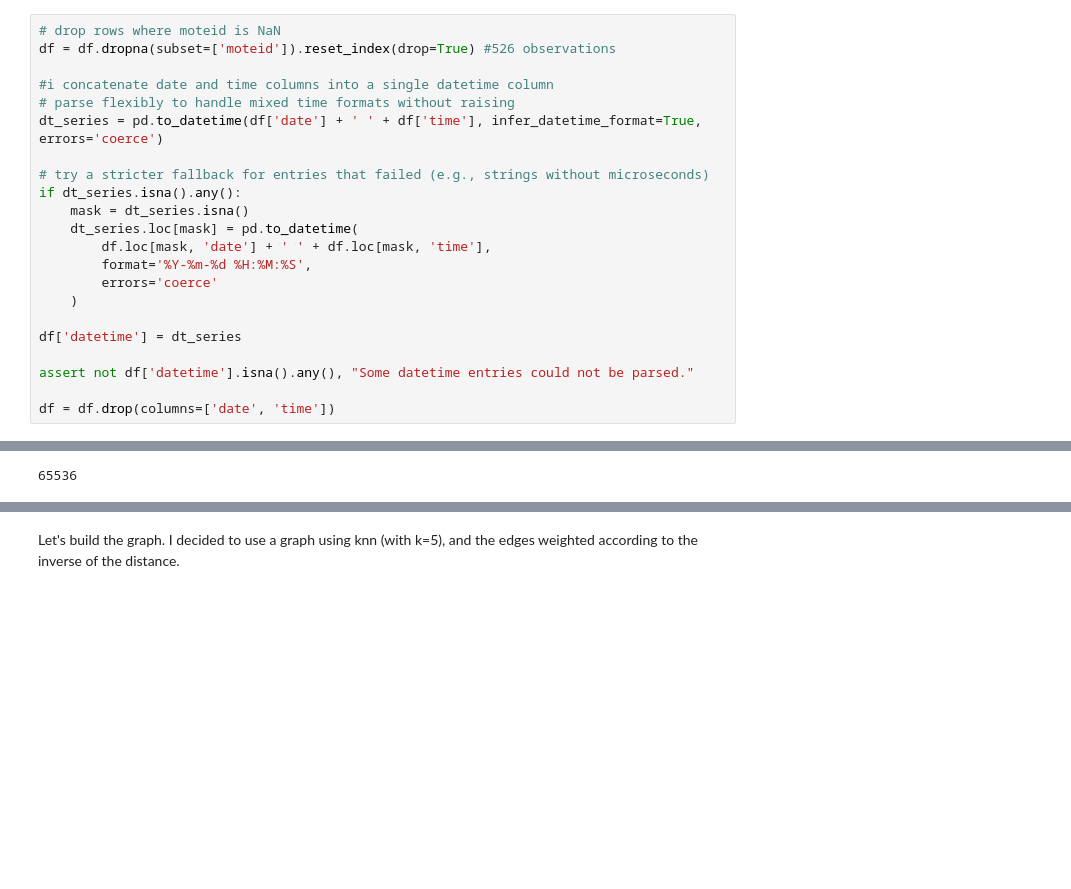
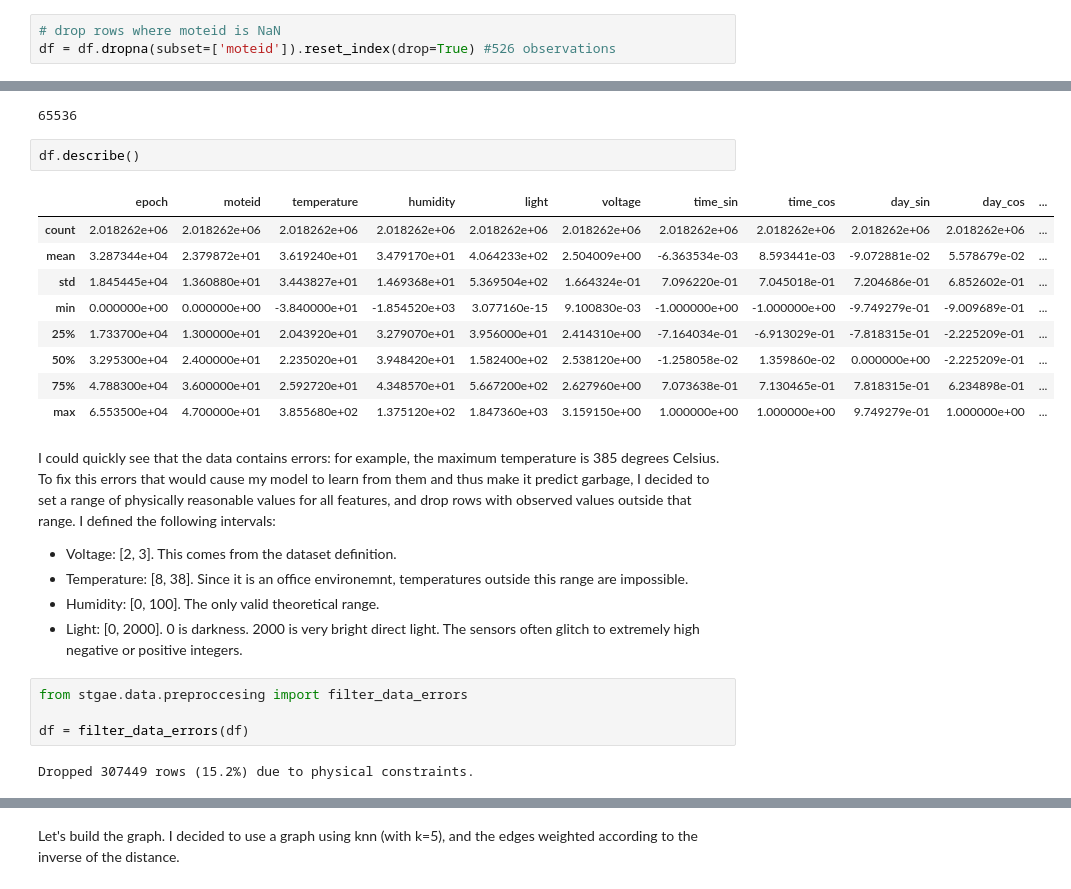
Before and after one commit to TeoNabot/bi-stcgn-for-data-reconstruction, a Jupyter notebook: notebooks/main.ipynb, the cells around one changed output, grey strips where cells are left out. Drawn from its saved outputs; the diff is of its cells as text; blank space fills up the shorter version.

```diff
--- a/notebooks/main.ipynb
+++ b/notebooks/main.ipynb
@@ -21,22 +81,3 @@ I dropped all the rows with missing data about the sensor id (few)
 # %%
 # drop rows where moteid is NaN
 df = df.dropna(subset=['moteid']).reset_index(drop=True) #526 observations
-
-#i concatenate date and time columns into a single datetime column
-# parse flexibly to handle mixed time formats without raising
-dt_series = pd.to_datetime(df['date'] + ' ' + df['time'], infer_datetime_format=True, errors='coerce')
-
-# try a stricter fallback for entries that failed (e.g., strings without microseconds)
-if dt_series.isna().any():
-	mask = dt_series.isna()
-	dt_series.loc[mask] = pd.to_datetime(
-		df.loc[mask, 'date'] + ' ' + df.loc[mask, 'time'],
-		format='%Y-%m-%d %H:%M:%S',
-		errors='coerce'
-	)
-
-df['datetime'] = dt_series
-
-assert not df['datetime'].isna().any(), "Some datetime entries could not be parsed."
-
-df = df.drop(columns=['date', 'time'])
@@ -161,3 +195,27 @@ assert df['epoch'].max() == df['epoch'].nunique()-1 #all epochs are present
 print(len(df['epoch'].unique()))
 # %% [output]
 65536
+# %%
+df.describe()
+# %% [output]
+|  | epoch | moteid | temperature | humidity | light | voltage | time_sin | time_cos | day_sin | day_cos | ... |
+| count | 2.018262e+06 | 2.018262e+06 | 2.018262e+06 | 2.018262e+06 | 2.018262e+06 | 2.018262e+06 | 2.018262e+06 | 2.018262e+06 | 2.018262e+06 | 2.018262e+06 | ... |
+| mean | 3.287344e+04 | 2.379872e+01 | 3.619240e+01 | 3.479170e+01 | 4.064233e+02 | 2.504009e+00 | -6.363534e-03 | 8.593441e-03 | -9.072881e-02 | 5.578679e-02 | ... |
+| std | 1.845445e+04 | 1.360880e+01 | 3.443827e+01 | 1.469368e+01 | 5.369504e+02 | 1.664324e-01 | 7.096220e-01 | 7.045018e-01 | 7.204686e-01 | 6.852602e-01 | ... |
+| min | 0.000000e+00 | 0.000000e+00 | -3.840000e+01 | -1.854520e+03 | 3.077160e-15 | 9.100830e-03 | -1.000000e+00 | -1.000000e+00 | -9.749279e-01 | -9.009689e-01 | ... |
+| 25% | 1.733700e+04 | 1.300000e+01 | 2.043920e+01 | 3.279070e+01 | 3.956000e+01 | 2.414310e+00 | -7.164034e-01 | -6.913029e-01 | -7.818315e-01 | -2.225209e-01 | ... |
+| 50% | 3.295300e+04 | 2.400000e+01 | 2.235020e+01 | 3.948420e+01 | 1.582400e+02 | 2.538120e+00 | -1.258058e-02 | 1.359860e-02 | 0.000000e+00 | -2.225209e-01 | ... |
+| 75% | 4.788300e+04 | 3.600000e+01 | 2.592720e+01 | 4.348570e+01 | 5.667200e+02 | 2.627960e+00 | 7.073638e-01 | 7.130465e-01 | 7.818315e-01 | 6.234898e-01 | ... |
+| max | 6.553500e+04 | 4.700000e+01 | 3.855680e+02 | 1.375120e+02 | 1.847360e+03 | 3.159150e+00 | 1.000000e+00 | 1.000000e+00 | 9.749279e-01 | 1.000000e+00 | ... |
+# %% [markdown]
+I could quickly see that the data contains errors: for example, the maximum temperature is 385 degrees Celsius. To fix this errors that would cause my model to learn from them and thus make it predict garbage, I decided to set a range of physically reasonable values for all features, and drop rows with observed values outside that range. I defined the following intervals:
+- Voltage: [2, 3]. This comes from the dataset definition.
+- Temperature: [8, 38]. Since it is an office environemnt, temperatures outside this range are impossible.
+- Humidity: [0, 100]. The only valid theoretical range.
+- Light: [0, 2000]. 0 is darkness. 2000 is very bright direct light. The sensors often glitch to extremely high negative or positive integers.
+# %%
+from stgae.data.preproccesing import filter_data_errors
+
+df = filter_data_errors(df)
+# %% [output]
+Dropped 307449 rows (15.2%) due to physical constraints.
```
Also changed, not shown: parts of 23 cells of this notebook, 5 other files.
